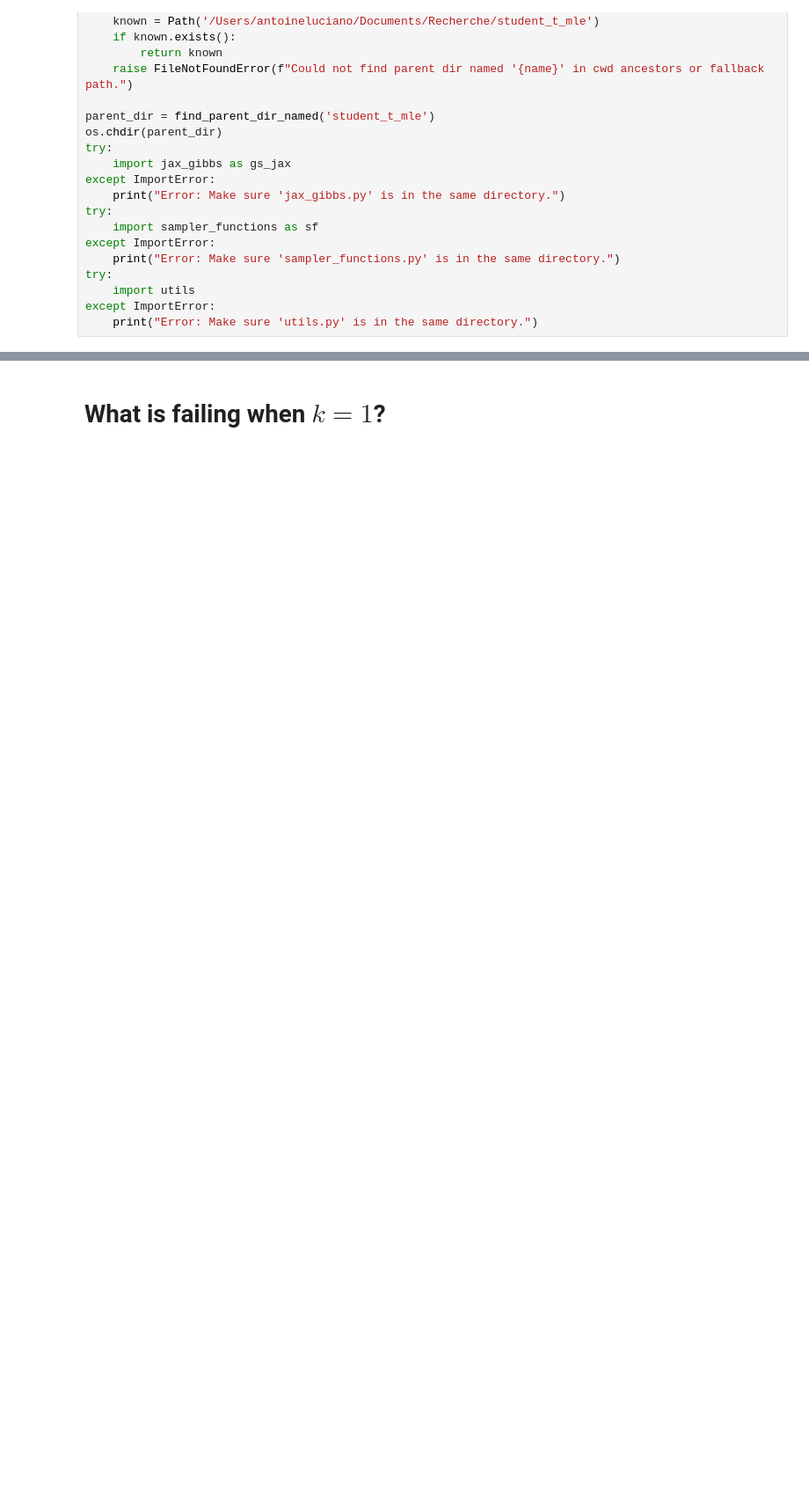
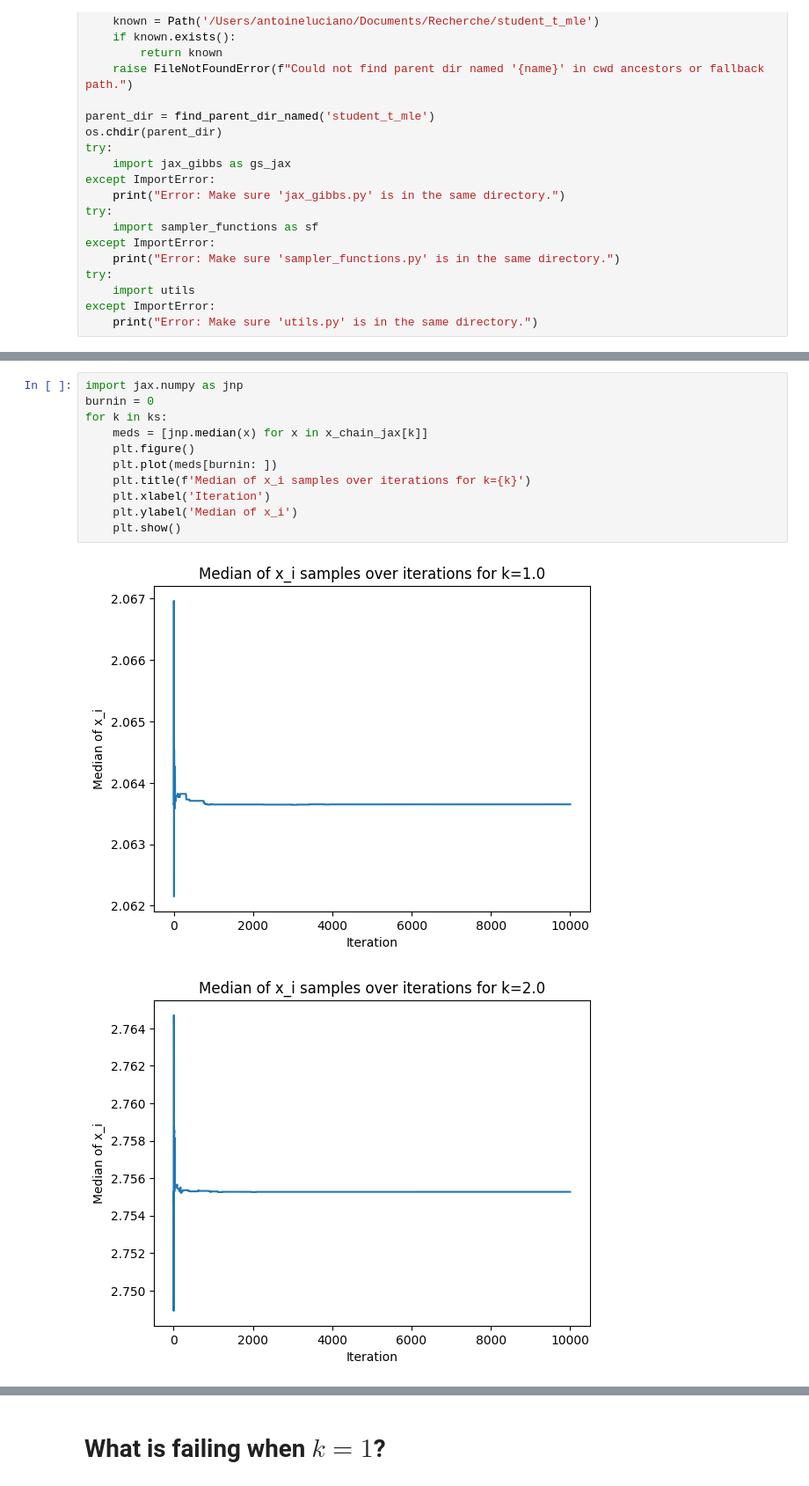
Before and after one commit to shlokmishra/student_t_mle, a Jupyter notebook: testing/kde_vs_gibbs.ipynb, the cells around one changed output, grey strips where cells are left out. Shown at 88% size. Saved outputs shown, nothing was run; the diff lists cells and outputs as text; blank space fills up the shorter version.

```diff
--- a/testing/kde_vs_gibbs.ipynb
+++ b/testing/kde_vs_gibbs.ipynb
@@ -149,3 +136,17 @@ Estimating true posterior with KDE for k=5.0, m=10...
+# %%
+import jax.numpy as jnp
+burnin = 0
+for k in ks:
+    meds = [jnp.median(x) for x in x_chain_jax[k]]
+    plt.figure()
+    plt.plot(meds[burnin: ])
+    plt.title(f'Median of x_i samples over iterations for k={k}')
+    plt.xlabel('Iteration')
+    plt.ylabel('Median of x_i')
+    plt.show()
+# %% [output]
+[figure, added]
+[figure, added]
 # %%
 for k in ks:
     print(f"Timings for k={k}, m={m}:")
```
Also changed, not shown: parts of 5 cells of this notebook, 2 other files.
